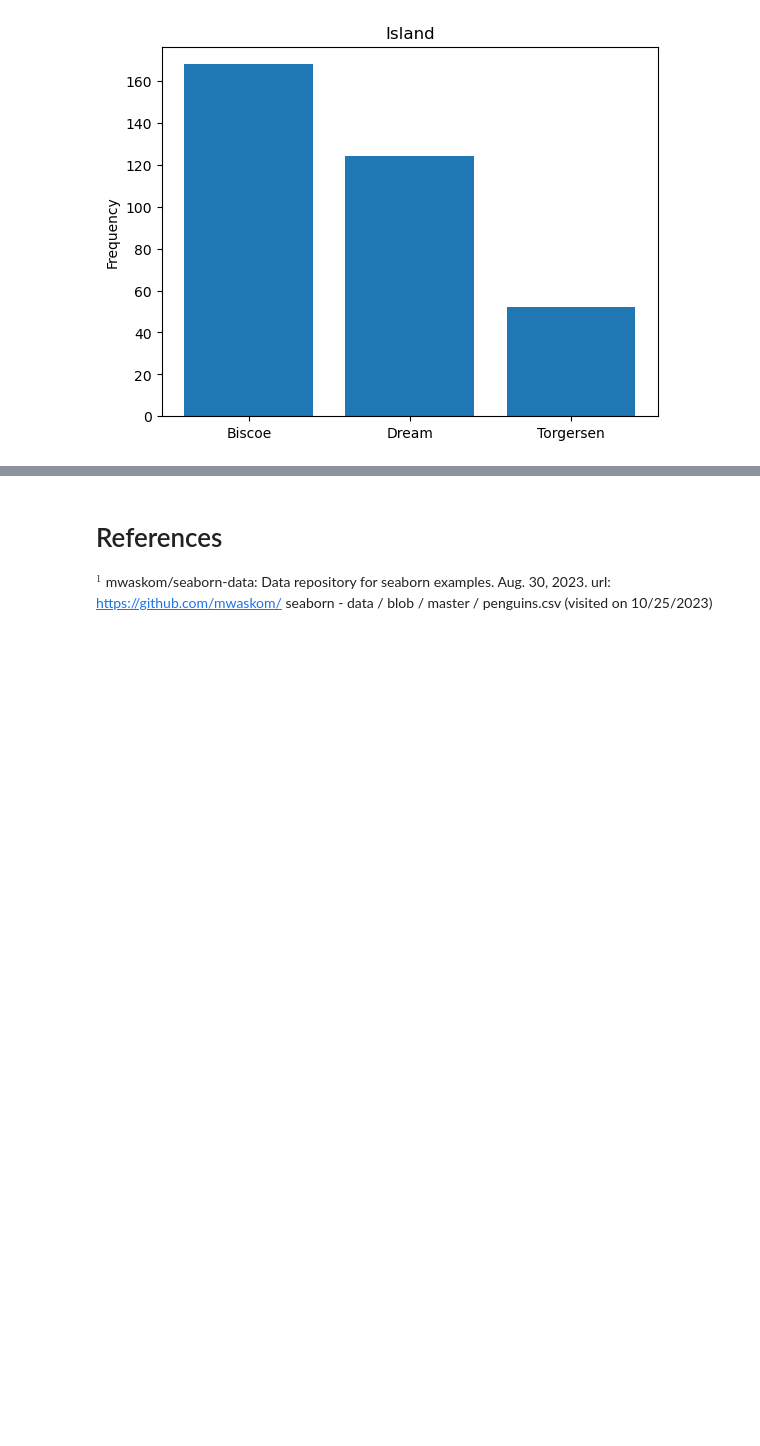
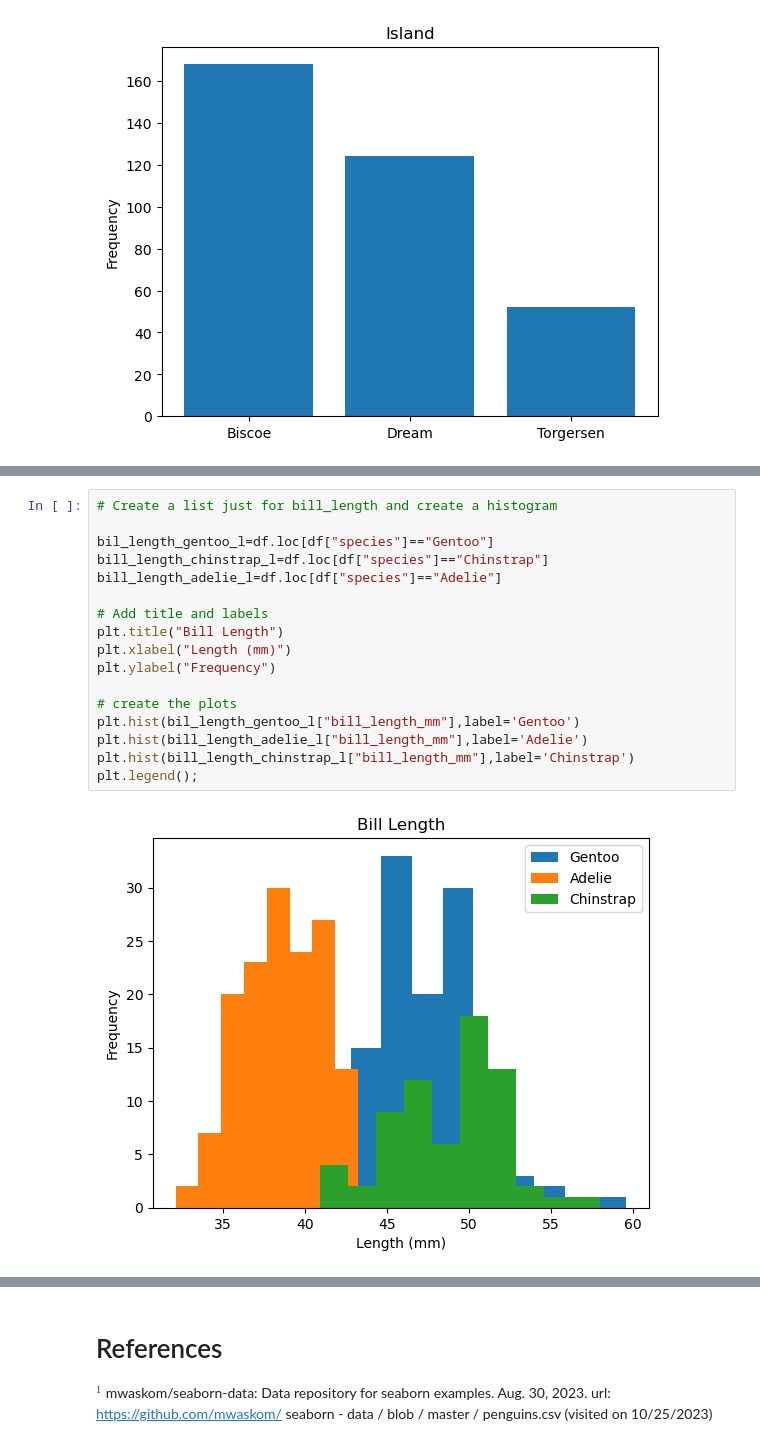
Before and after one commit to PeeBs68/fund_da, a Jupyter notebook: tasks.ipynb, the cells around one changed output, grey strips where cells are left out. Drawn from its saved outputs; the diff is of its cells as text; blank space fills up the shorter version.

```diff
--- a/tasks.ipynb
+++ b/tasks.ipynb
@@ -672,0 +723,19 @@ plt.show;
+# %%
+# Create a list just for bill_length and create a histogram
+
+bil_length_gentoo_l=df.loc[df["species"]=="Gentoo"]
+bill_length_chinstrap_l=df.loc[df["species"]=="Chinstrap"]
+bill_length_adelie_l=df.loc[df["species"]=="Adelie"]
+
+# Add title and labels
+plt.title("Bill Length")
+plt.xlabel("Length (mm)")
+plt.ylabel("Frequency")
+
+# create the plots
+plt.hist(bil_length_gentoo_l["bill_length_mm"],label='Gentoo')
+plt.hist(bill_length_adelie_l["bill_length_mm"],label='Adelie')
+plt.hist(bill_length_chinstrap_l["bill_length_mm"],label='Chinstrap')
+plt.legend();
+# %% [output]
+[figure, added]
```
Also changed, not shown: parts of 19 cells of this notebook.
